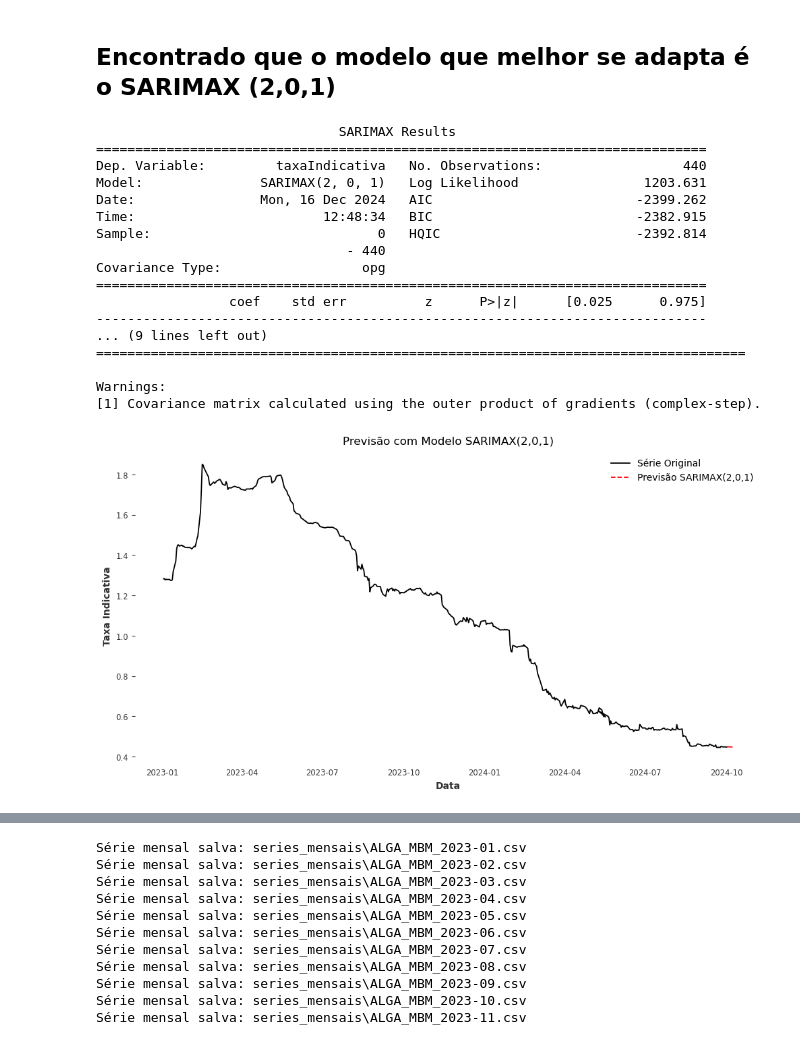
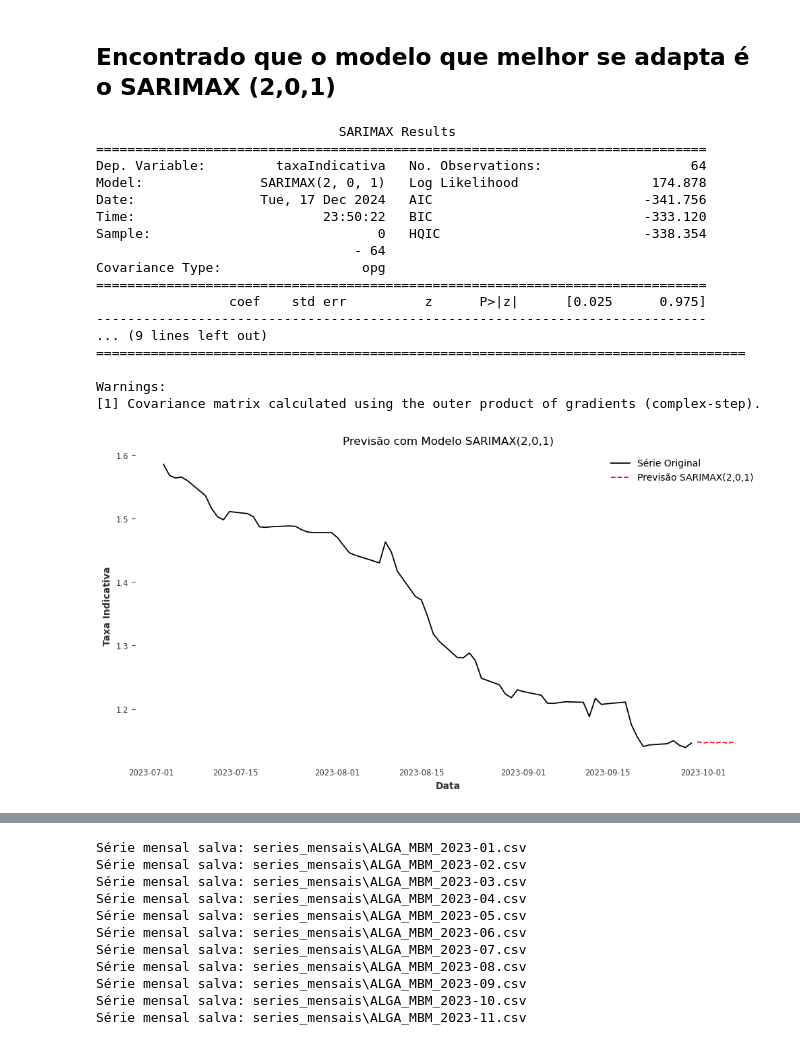
Before and after one commit to mconjaud/Capstone_Outlier_Fcst, a Jupyter notebook: analise dos 4 titulos.ipynb, the cells around one changed output, grey strips where cells are left out. Drawn from its saved outputs; the diff is of its cells as text; code cells hidden in the pictures.

```diff
--- a/analise dos 4 titulos.ipynb
+++ b/analise dos 4 titulos.ipynb
@@ -280,17 +337,17 @@ Total fit time: 0.433 seconds
  [1] Covariance matrix calculated using the outer product of gradients (complex-step).
  """}
 # %%
-# Decomposição multiplicativa e plotagem para cada série
+# Decomposição aditiva e plotagem para cada série
 for name, df in filtered_dataframes.items():
     series = df['taxaIndicativa_diff']
 
     if len(series) > 10:  # Verificação para séries com tamanho suficiente
-        # Aplicar decomposição multiplicativa
+        # Aplicar decomposição Aditiva
         decomposition = seasonal_decompose(series, model='additive', period=7, extrapolate_trend='freq')
 
         # Plotar os componentes da decomposição
         plt.figure(figsize=(12, 8))
-        plt.suptitle(f"Decomposição Multiplicativa - {name}", fontsize=14)
+        plt.suptitle(f"Decomposição Aditiva - {name}", fontsize=14)
 
         # Série Original
         plt.subplot(4, 1, 1)
@@ -602,3 +657,39 @@ Série: CTEE192024Q3
 spread_bid_ask_diff: R² = 0.0489
 spread_diff: R² = 0.0331
 spread_2_diff: R² = 0.0489
+# %%
+# Realizar o histograma de Frequência para cada dataset
+import pandas as pd
+import matplotlib.pyplot as plt
+import numpy as np
+
+# Função para identificar outliers usando IQR
+def identify_outliers(series):
+    Q1 = series.quantile(0.25)
+    Q3 = series.quantile(0.75)
+    IQR = Q3 - Q1
+    lower_bound = Q1 - 1.5 * IQR
+    upper_bound = Q3 + 1.5 * IQR
+    outliers = series[(series < lower_bound) | (series > upper_bound)]
+    return outliers, lower_bound, upper_bound
+
+# Carregar os datasets para inspecionar a estrutura
+dataframes = {name: pd.read_csv(path) for name, path in files.items()}
+
+# Gerar histogramas e detectar outliers
+for name, df in dataframes.items():
+    if 'taxaIndicativa_diff' in df.columns:
+        series = df['taxaIndicativa_diff'].dropna()
+        outliers, lower, upper = identify_outliers(series)
+
+        # Plotar o histograma
+        plt.figure(figsize=(10, 6))
+        plt.hist(series, bins=30, color='lightblue', edgecolor='black', alpha=0.7)
+        plt.scatter(outliers, np.zeros_like(outliers), color='red', label='Outliers')
+        plt.axvline(lower, color='orange', linestyle='--', label='Limite Inferior')
+        plt.axvline(upper, color='orange', linestyle='--', label='Limite Superior')
+        plt.title(f"Histograma de Frequência e Outliers - {name}")
+        plt.xlabel("taxaIndicativa_diff")
+        plt.ylabel("Frequência")
+        plt.legend()
+        plt.show()
@@ -610,6 +706,9 @@ import pandas as pd
 import numpy as np
 import matplotlib.pyplot as plt
 from statsmodels.tsa.statespace.sarimax import SARIMAX
+
+# Remover valores nulos da variável tacaIndicativa_difff
+df_valid = df.dropna(subset=['taxaIndicativa_diff'])
 
 # Ajustar o modelo SARIMAX(5,0,0)
 model_sarimax = SARIMAX(df_valid['taxaIndicativa'], order=(2, 0, 1), seasonal_order=(0, 0, 0, 0))
@@ -620,38 +719,38 @@ print(model_fit.summary())
 
 # Fazer previsões para os próximos 7 períodos
 n_periods = 7
 forecast = model_fit.forecast(steps=n_periods)
 
 # Criar datas futuras para a previsão
 forecast_dates = pd.date_range(df_valid['dataReferencia'].iloc[-1], periods=n_periods + 1, freq='D')[1:]
 
 # Plotar a série original e as previsões
 plt.figure(figsize=(12, 6))
 plt.plot(df_valid['dataReferencia'], df_valid['taxaIndicativa'], label='Série Original')
 plt.plot(forecast_dates, forecast, label='Previsão SARIMAX(2,0,1)', color='red', linestyle='--')
 plt.title('Previsão com Modelo SARIMAX(2,0,1)')
 plt.xlabel('Data')
 plt.ylabel('Taxa Indicativa')
 plt.legend()
 plt.grid()
 plt.show()
 # %% [output]
                                SARIMAX Results
 ==============================================================================
-Dep. Variable:         taxaIndicativa   No. Observations:                  440
-Model:               SARIMAX(2, 0, 1)   Log Likelihood                1203.631
-Date:                Mon, 16 Dec 2024   AIC                          -2399.262
-Time:                        12:48:34   BIC                          -2382.915
-Sample:                             0   HQIC                         -2392.814
-                                - 440
+Dep. Variable:         taxaIndicativa   No. Observations:                   64
+Model:               SARIMAX(2, 0, 1)   Log Likelihood                 174.878
+Date:                Tue, 17 Dec 2024   AIC                           -341.756
+Time:                        23:50:22   BIC                           -333.120
+Sample:                             0   HQIC                          -338.354
+                                 - 64
 Covariance Type:                  opg
 ==============================================================================
                  coef    std err          z      P>|z|      [0.025      0.975]
 ------------------------------------------------------------------------------
 ... (9 lines left out)
 ===================================================================================
 
 Warnings:
 [1] Covariance matrix calculated using the outer product of gradients (complex-step).
-[figure, old version]
+[figure, new version]
 # %%
```
Also changed, not shown: parts of 16 cells of this notebook, 4 other files.
